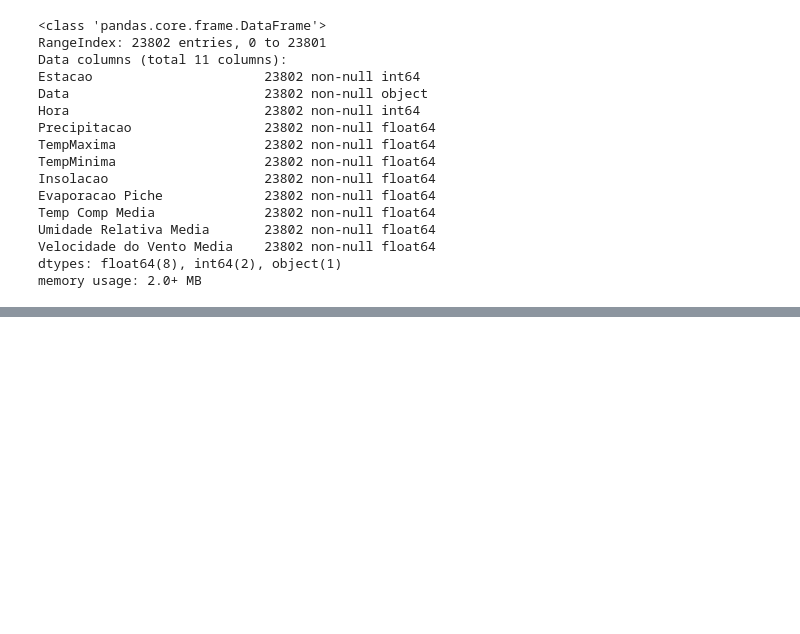
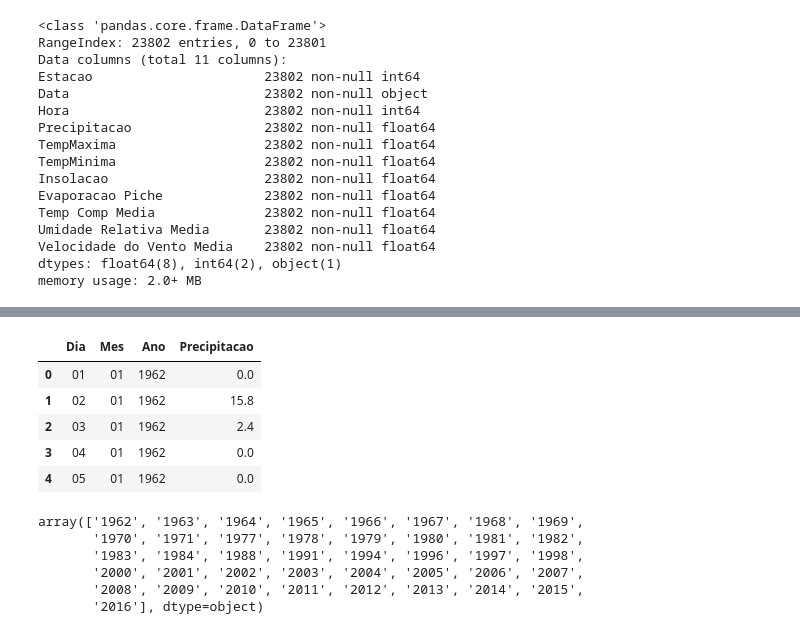
Before and after one commit to jvitorfromhell/icd-meteorologia, a Jupyter notebook: analise.ipynb, the cells around one changed output, grey strips where cells are left out. Cells and saved outputs as stored; diff of their text form; code cells hidden in the pictures; blank space fills up the shorter version.

```diff
--- a/analise.ipynb
+++ b/analise.ipynb
@@ -53,0 +58,28 @@ dados.head()
+# %%
+# Seleciona somente os dados relativos a precipitacao
+# Uma vez que a medicao de precipitacao nao eh feita na leitura da meia noite (Hora = 0), pode-se ignorar esses dados
+
+precipitacao = dados[['Dia', 'Mes', 'Ano', 'Hora', 'Precipitacao']].copy()
+precipitacao = precipitacao[precipitacao.Hora == 1200].drop(['Hora'], axis=1).reset_index().drop(['index'], axis=1)
+
+precipitacao.head()
+# %% [output]
+|  | Dia | Mes | Ano | Precipitacao |
+| 0 | 01 | 01 | 1962 | 0.0 |
+| 1 | 02 | 01 | 1962 | 15.8 |
+| 2 | 03 | 01 | 1962 | 2.4 |
+| 3 | 04 | 01 | 1962 | 0.0 |
+| 4 | 05 | 01 | 1962 | 0.0 |
+# %%
+# Explorando os dados, verifiquei que existem anos que nao estao presentes nos dados
+# Nao existem dados relativos aos ano 1972-1976, 1985-1987, 1989-1990, 1992-1993, 1995 e 1999
+
+anos = precipitacao.Ano.unique()
+anos
+# %% [output]
+array(['1962', '1963', '1964', '1965', '1966', '1967', '1968', '1969',
+       '1970', '1971', '1977', '1978', '1979', '1980', '1981', '1982',
+       '1983', '1984', '1988', '1991', '1994', '1996', '1997', '1998',
+       '2000', '2001', '2002', '2003', '2004', '2005', '2006', '2007',
+       '2008', '2009', '2010', '2011', '2012', '2013', '2014', '2015',
+       '2016'], dtype=object)
```
Also changed, not shown: parts of 5 cells of this notebook.
